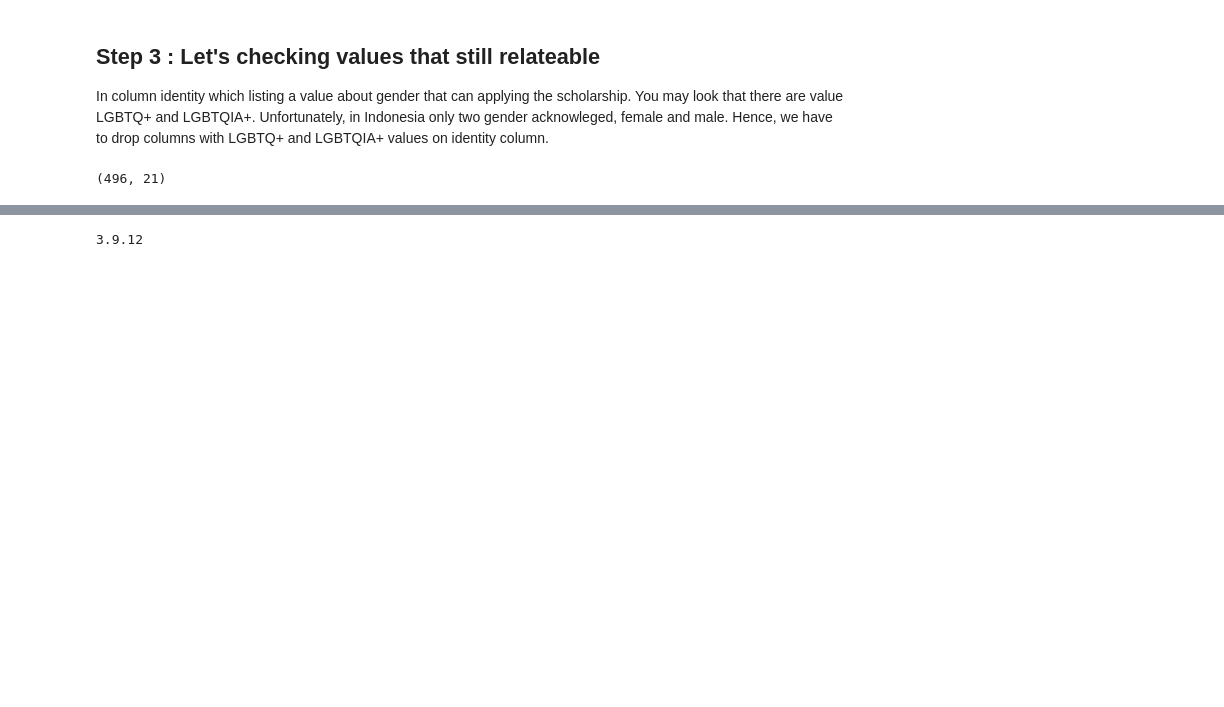
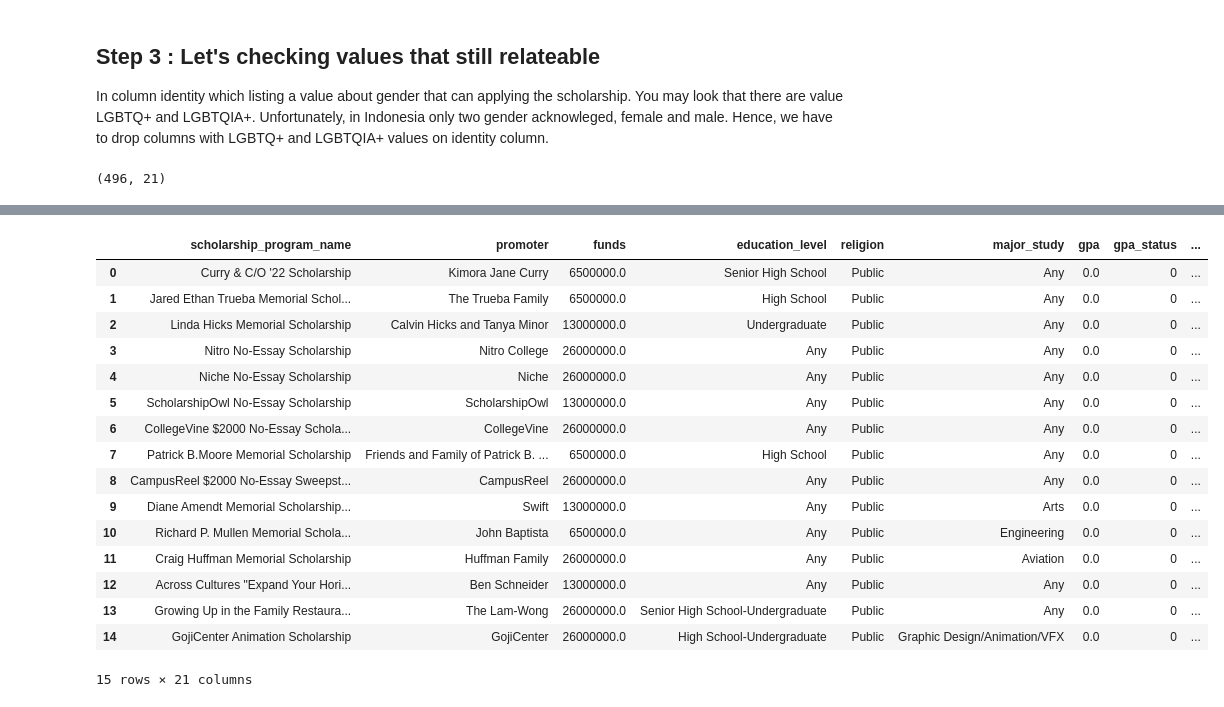
Before and after one commit to kshwg/capstone2023, a Jupyter notebook: Preprocessing.ipynb, the cells around one changed output, grey strips where cells are left out. Cells and saved outputs as stored; diff of their text form; code cells hidden in the pictures; blank space fills up the shorter version.

```diff
--- a/Preprocessing.ipynb
+++ b/Preprocessing.ipynb
@@ -158,0 +161,5 @@ df.shape
+# %%
+funds_in_rupiah = df['funds'].values
+
+df['funds'] = np.dot(funds_in_rupiah, 13000)
+df.head()
@@ -165,5 +178,27 @@ ModuleNotFoundError: No module named 'tensorflow'
 # %%
-from platform import python_version
-print(python_version())
+ordinal_encod = OrdinalEncoder(dtype=int)
+
+gpastatus_enc = df['gpa_status'].values.reshape(-1, 1)
+ordinal_encod.fit(gpastatus_enc)
+df_gpastatus_ord = ordinal_encod.transform(gpastatus_enc)
+
+df_encod = df.assign(gpa_status=df_gpastatus_ord)
+df_encod.head(15)
 # %% [output]
+|  | scholarship_program_name | promoter | funds | education_level | religion | major_study | gpa | gpa_status | ... |
+| 0 | Curry & C/O '22 Scholarship | Kimora Jane Curry | 6500000.0 | Senior High School | Public | Any | 0.0 | 0 | ... |
+| 1 | Jared Ethan Trueba Memorial Schol... | The Trueba Family | 6500000.0 | High School | Public | Any | 0.0 | 0 | ... |
+| 2 | Linda Hicks Memorial Scholarship | Calvin Hicks and Tanya Minor | 13000000.0 | Undergraduate | Public | Any | 0.0 | 0 | ... |
+| 3 | Nitro No-Essay Scholarship | Nitro College | 26000000.0 | Any | Public | Any | 0.0 | 0 | ... |
+| 4 | Niche No-Essay Scholarship | Niche | 26000000.0 | Any | Public | Any | 0.0 | 0 | ... |
+| 5 | ScholarshipOwl No-Essay Scholarship | ScholarshipOwl | 13000000.0 | Any | Public | Any | 0.0 | 0 | ... |
+| 6 | CollegeVine $2000 No-Essay Schola... | CollegeVine | 26000000.0 | Any | Public | Any | 0.0 | 0 | ... |
+| 7 | Patrick B.Moore Memorial Scholarship | Friends and Family of Patrick B. ... | 6500000.0 | High School | Public | Any | 0.0 | 0 | ... |
+| 8 | CampusReel $2000 No-Essay Sweepst... | CampusReel | 26000000.0 | Any | Public | Any | 0.0 | 0 | ... |
+| 9 | Diane Amendt Memorial Scholarship... | Swift | 13000000.0 | Any | Public | Arts | 0.0 | 0 | ... |
+| 10 | Richard P. Mullen Memorial Schola... | John Baptista | 6500000.0 | Any | Public | Engineering | 0.0 | 0 | ... |
+| 11 | Craig Huffman Memorial Scholarship | Huffman Family | 26000000.0 | Any | Public | Aviation | 0.0 | 0 | ... |
+| 12 | Across Cultures "Expand Your Hori... | Ben Schneider | 13000000.0 | Any | Public | Any | 0.0 | 0 | ... |
+| 13 | Growing Up in the Family Restaura... | The Lam-Wong | 26000000.0 | Senior High School-Undergraduate | Public | Any | 0.0 | 0 | ... |
+| 14 | GojiCenter Animation Scholarship | GojiCenter | 26000000.0 | High School-Undergraduate | Public | Graphic Design/Animation/VFX | 0.0 | 0 | ... |
-3.9.12
+15 rows × 21 columns
```
Also changed, not shown: parts of 4 cells of this notebook.
